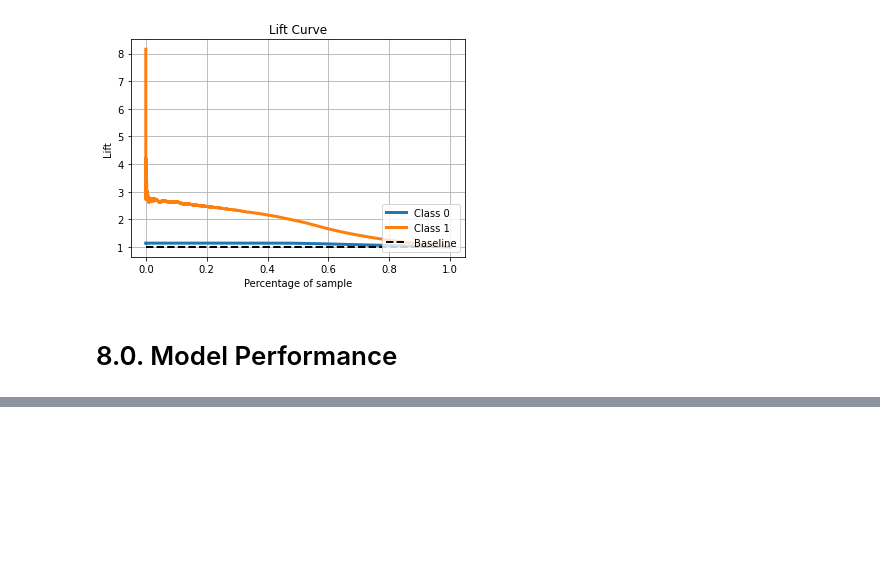
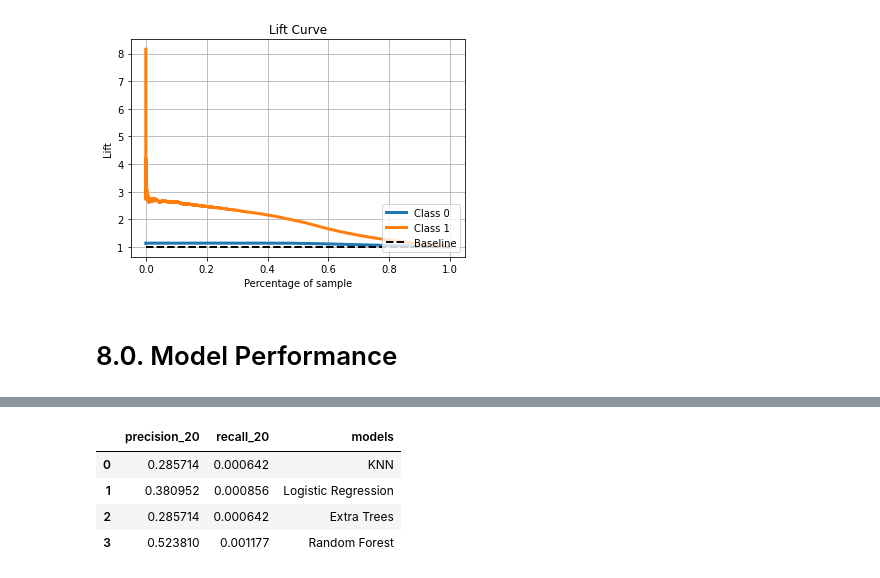
Before and after one commit to jeovaramos/cross_sell, a Jupyter notebook: notebooks/notebook.ipynb, the cells around one changed output, grey strips where cells are left out. Drawn from its saved outputs; the diff is of its cells as text; code cells hidden in the pictures; blank space fills up the shorter version.

Commit message:
Model performance

```diff
--- a/notebooks/notebook.ipynb
+++ b/notebooks/notebook.ipynb
@@ -534,13 +573,16 @@ df8 = x_validation.copy()
 df8['response'] = y_validation.copy()
 
 # Propensity score
-df8['score'] = yhat_et[:, 1]
+df8['score'] = yhat_rf[:, 1]
 
 # Sorting clients by propensity score
-df8 = df8.sort_values(by=['score'], ascending=False).reset_index(drop=True)
+df8 = df8.sort_values(by=['score'], ascending=False)
 
-# Compute precision at k
-df8['precision_at_k'] = df8['response'].cumsum() / (np.arange(len(df8)) + 1)
+# compute precision at k
+precision_at_20 = precision_at_k( df8, k=20 )
 
-# Compute recall at k
-df8['recall_at_k'] = df8['response'].cumsum() / df8['response'].sum()
+# compute recall at k
+recall_at_15 = recall_at_k( df8, k=15 )
+
+print(f'Precision at 20: {precision_at_20}')
+print(f'Recall at 15: {recall_at_15}')
@@ -555,0 +592,19 @@ df8.head()
+# %%
+predictions = [yhat_knn, yhat_lr, yhat_et, yhat_rf]
+predictions_names = ['KNN', 'Logistic Regression', 'Extra Trees', 'Random Forest']
+
+results = {"precision_20": list(), "recall_20": list()}
+for prediction, name in zip(predictions, predictions_names):
+    df8 = x_validation.copy()
+    df8['response'] = y_validation.copy()
+    df8['score'] = prediction[:, 1]
+    df8 = df8.sort_values(by=['score'], ascending=False)
+    precision_at_20 = precision_at_k(df8, k=20)
+    recall_at_20 = recall_at_k(df8, k=20)
+    results["precision_20"].append(precision_at_20)
+    results["recall_20"].append(recall_at_20)
+
+    print(f'{name}')
+    print(f'Precision at 20: {precision_at_20:.2f}')
+    print(f'Recall at 15: {recall_at_20:.2f}')
+    print('-' * 50)
@@ -555,0 +628,11 @@ df8.head()
+# %%
+results["models"] = predictions_names
+
+results_df = pd.DataFrame(results)
+results_df
+# %% [output]
+|  | precision_20 | recall_20 | models |
+| 0 | 0.285714 | 0.000642 | KNN |
+| 1 | 0.380952 | 0.000856 | Logistic Regression |
+| 2 | 0.285714 | 0.000642 | Extra Trees |
+| 3 | 0.523810 | 0.001177 | Random Forest |
```
Also changed, not shown: parts of 4 cells of this notebook.
